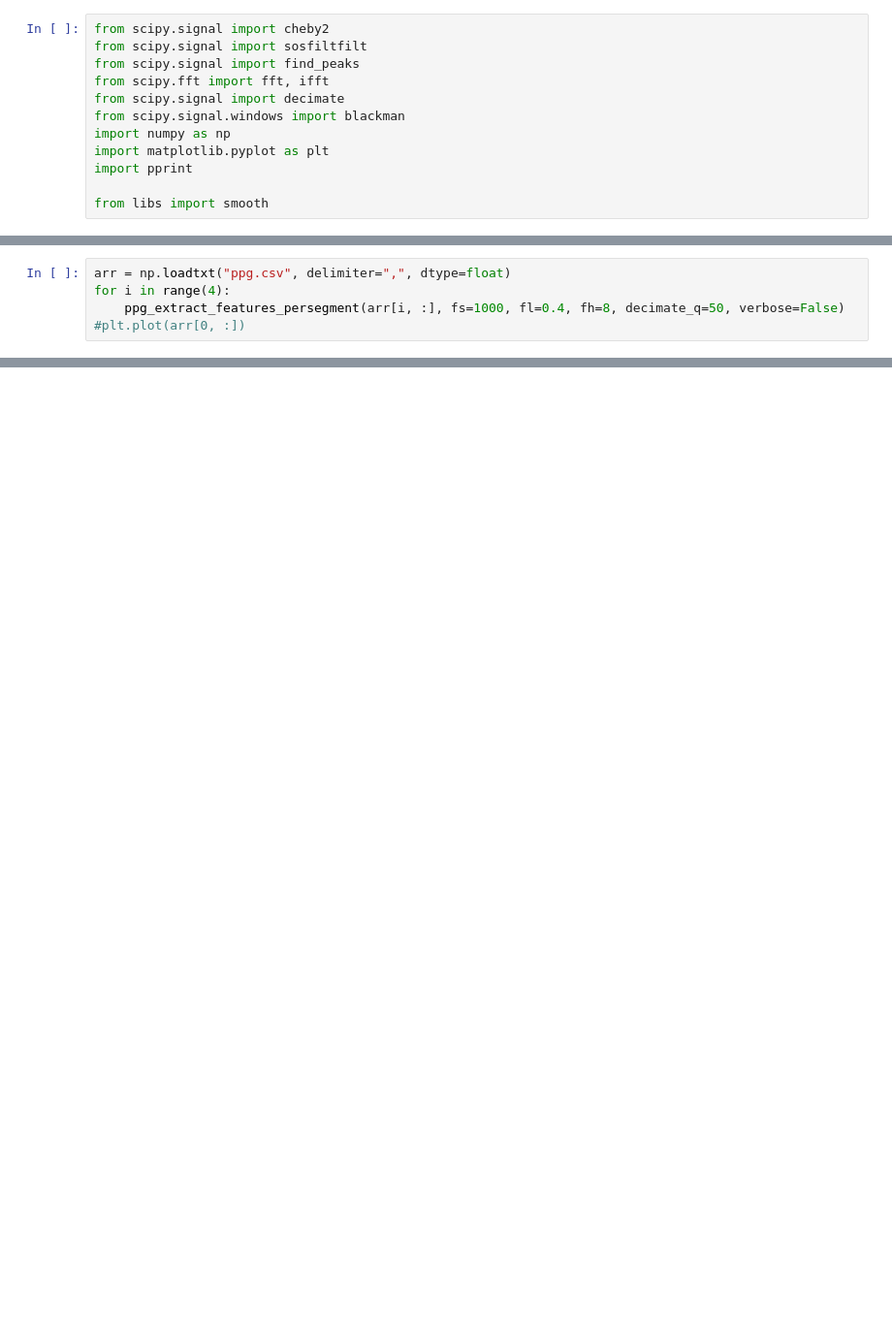
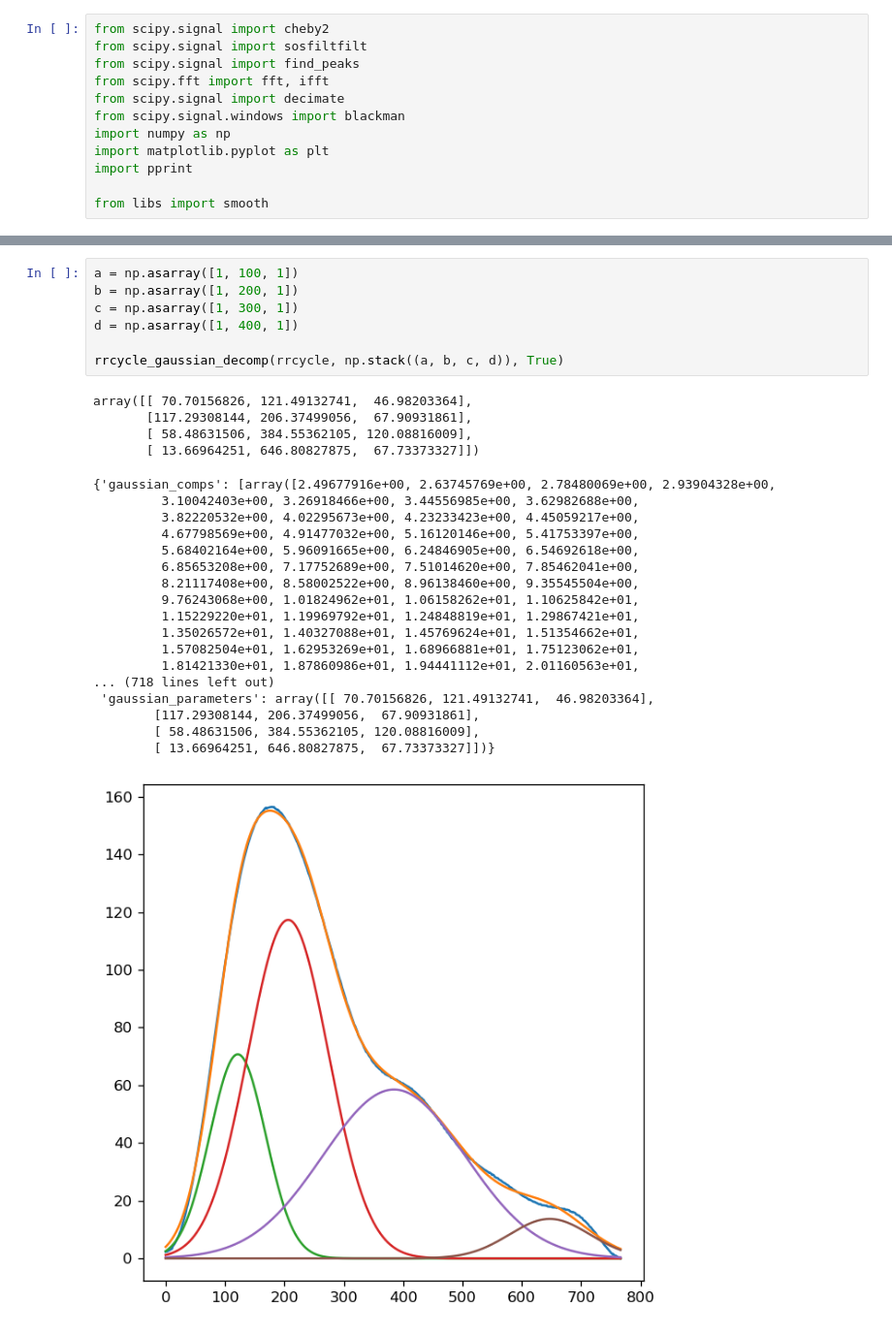
Before and after one commit to easyfan327/physiosig_preprocessor, a Jupyter notebook: preprocessor/dev.ipynb, the cells around one changed output, grey strips where cells are left out. Shown at 97% size. Drawn from its saved outputs; the diff is of its cells as text; blank space fills up the shorter version.

Commit message:
gaussian decomposition added

```diff
--- a/preprocessor/dev.ipynb
+++ b/preprocessor/dev.ipynb
@@ -208,5 +12,0 @@ def ppg_extract_features_persegment(ppg_seg: np.ndarray, fs: float, fl: float, f
-# %%
-arr = np.loadtxt("ppg.csv", delimiter=",", dtype=float)
-for i in range(4):
-    ppg_extract_features_persegment(arr[i, :], fs=1000, fl=0.4, fh=8, decimate_q=50, verbose=False)
-#plt.plot(arr[0, :])
@@ -230,0 +216,30 @@ array([ 0,  1,  1, -1, -1,  1,  1, -1,  0, -1,  1])
+# %%
+a = np.asarray([1, 100, 1])
+b = np.asarray([1, 200, 1])
+c = np.asarray([1, 300, 1])
+d = np.asarray([1, 400, 1])
+
+rrcycle_gaussian_decomp(rrcycle, np.stack((a, b, c, d)), True)
+# %% [output]
+array([[ 70.70156826, 121.49132741,  46.98203364],
+       [117.29308144, 206.37499056,  67.90931861],
+       [ 58.48631506, 384.55362105, 120.08816009],
+       [ 13.66964251, 646.80827875,  67.73373327]])
+{'gaussian_comps': [array([2.49677916e+00, 2.63745769e+00, 2.78480069e+00, 2.93904328e+00,
+         3.10042403e+00, 3.26918466e+00, 3.44556985e+00, 3.62982688e+00,
+         3.82220532e+00, 4.02295673e+00, 4.23233423e+00, 4.45059217e+00,
+         4.67798569e+00, 4.91477032e+00, 5.16120146e+00, 5.41753397e+00,
+         5.68402164e+00, 5.96091665e+00, 6.24846905e+00, 6.54692618e+00,
+         6.85653208e+00, 7.17752689e+00, 7.51014620e+00, 7.85462041e+00,
+         8.21117408e+00, 8.58002522e+00, 8.96138460e+00, 9.35545504e+00,
+         9.76243068e+00, 1.01824962e+01, 1.06158262e+01, 1.10625842e+01,
+         1.15229220e+01, 1.19969792e+01, 1.24848819e+01, 1.29867421e+01,
+         1.35026572e+01, 1.40327088e+01, 1.45769624e+01, 1.51354662e+01,
+         1.57082504e+01, 1.62953269e+01, 1.68966881e+01, 1.75123062e+01,
+         1.81421330e+01, 1.87860986e+01, 1.94441112e+01, 2.01160563e+01,
+... (718 lines left out)
+ 'gaussian_parameters': array([[ 70.70156826, 121.49132741,  46.98203364],
+        [117.29308144, 206.37499056,  67.90931861],
+        [ 58.48631506, 384.55362105, 120.08816009],
+        [ 13.66964251, 646.80827875,  67.73373327]])}
+[figure, added]
```
Also changed, not shown: parts of 9 cells of this notebook, 3 other files.
